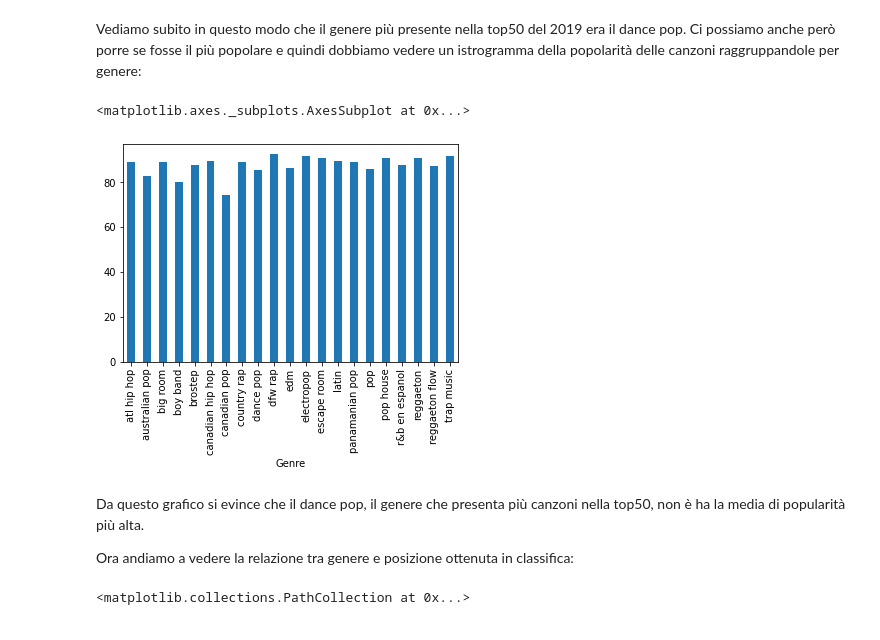
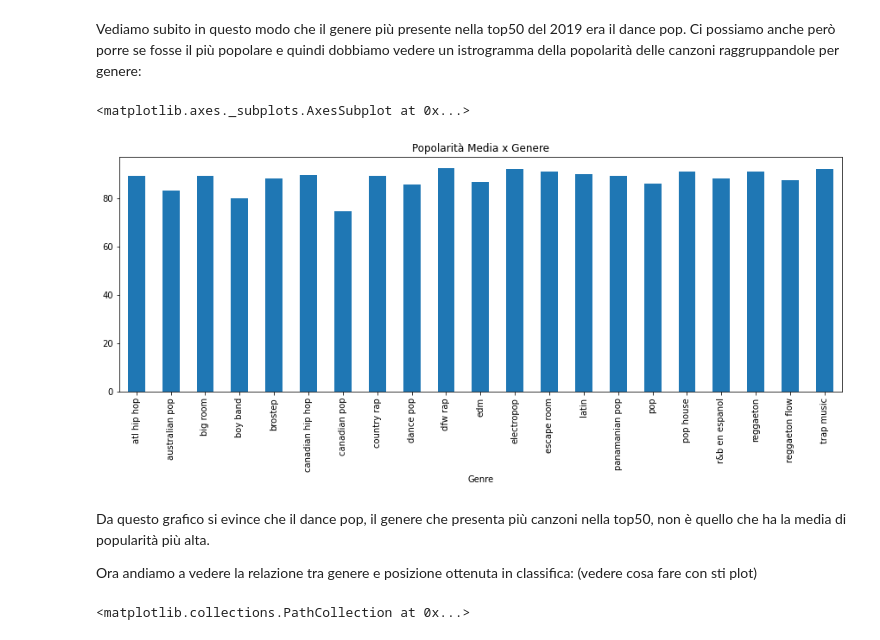
Before and after one commit to PedemonteGiacomo/DataScienceProject, a Jupyter notebook: project.ipynb, the cells around one changed output. Cells and saved outputs as stored; diff of their text form; code cells hidden in the pictures.

```diff
--- a/project.ipynb
+++ b/project.ipynb
@@ -51,14 +60,14 @@ num_genre.plot(kind = 'bar')
 Vediamo subito in questo modo che il genere più presente nella top50 del 2019 era il dance pop.
 Ci possiamo anche però porre se fosse il più popolare e quindi dobbiamo vedere un istrogramma della popolarità delle canzoni raggruppandole per genere:
 # %%
-top50.groupby('Genre')['Popularity'].mean().plot(kind='bar')
+top50.groupby('Genre')['Popularity'].mean().plot(kind='bar',title = 'Popolarità Media x Genere', fontsize = 10, figsize = (15,5))
 # %% [output]
 <matplotlib.axes._subplots.AxesSubplot at 0x...>
-[figure, old version]
+[figure, new version]
 # %% [markdown]
-Da questo grafico si evince che il dance pop, il genere che presenta più canzoni nella top50, non è ha la media di popularità più alta.
+Da questo grafico si evince che il dance pop, il genere che presenta più canzoni nella top50, non è quello che ha la media di popularità più alta.
 
-Ora andiamo a vedere la relazione tra genere e posizione ottenuta in classifica:
+Ora andiamo a vedere la relazione tra genere e posizione ottenuta in classifica: (vedere cosa fare con sti plot)
 # %%
 plt.scatter(top50['Position'],top50['Genre'],color='r')
 # %% [output]
```
Also changed, not shown: parts of 21 cells of this notebook.
